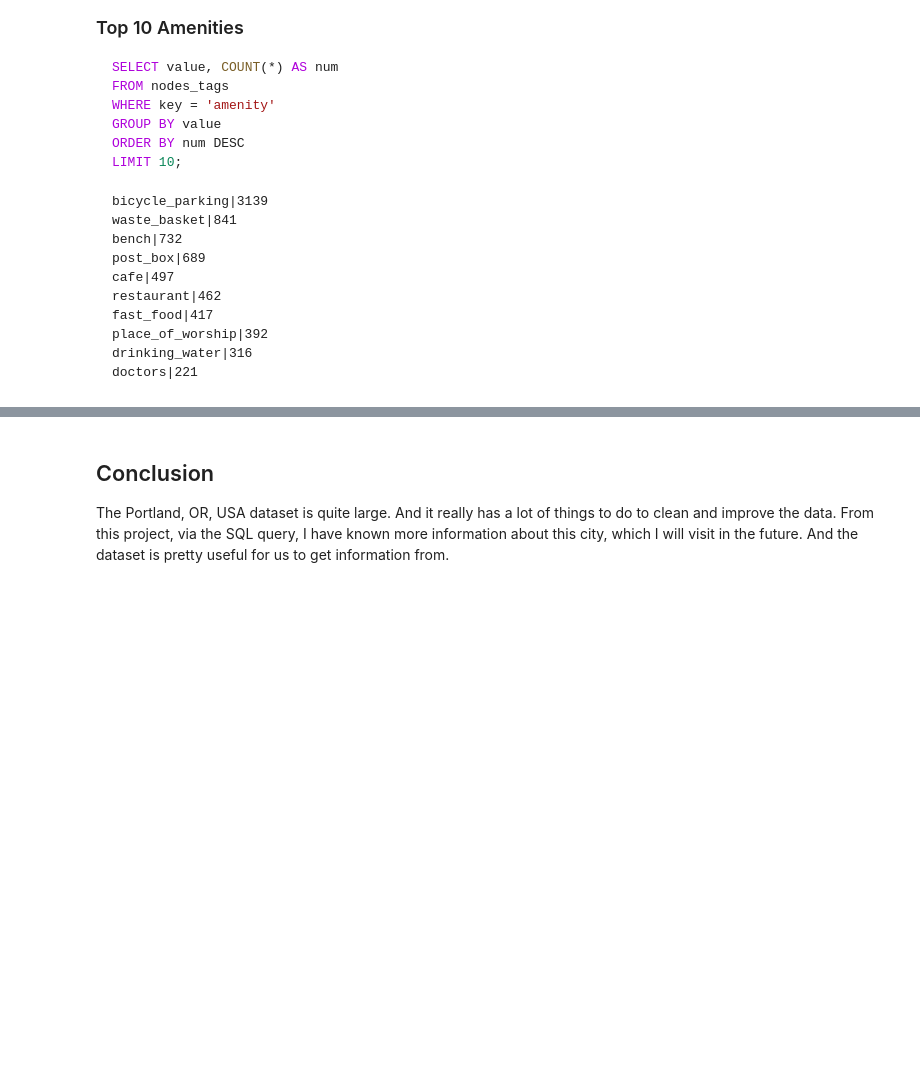
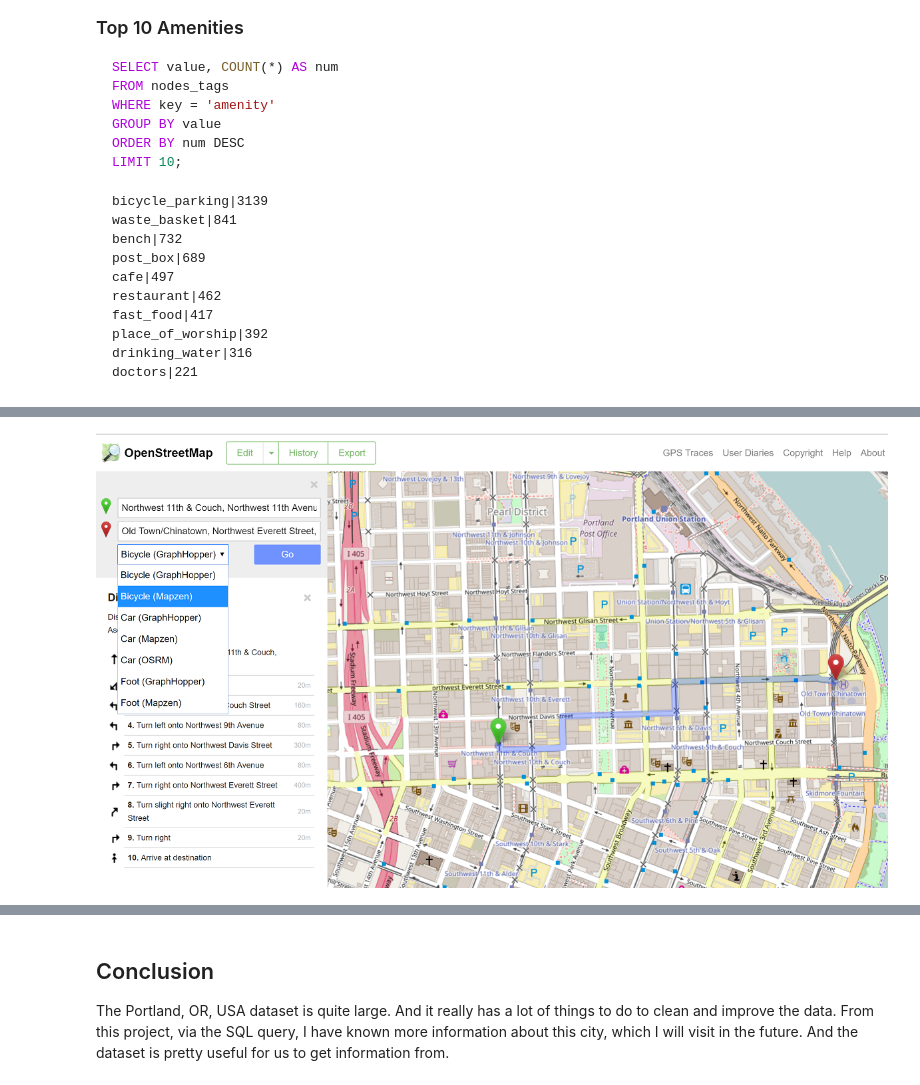
Before and after one commit to lynnxlmiao/Data-Analysis, a Jupyter notebook: Projects/OpenStreetMap Data Case Study/OpenStreetMap Case Study.ipynb, the cells around one changed output, grey strips where cells are left out. Cells and saved outputs as stored; diff of their text form; code cells hidden in the pictures; blank space fills up the shorter version.

Commit message:
Update report OpenStreetMap Case Study

```diff
--- a/Projects/OpenStreetMap Data Case Study/OpenStreetMap Case Study.ipynb
+++ b/Projects/OpenStreetMap Data Case Study/OpenStreetMap Case Study.ipynb
@@ -367,0 +371,5 @@ This kind of naming problem should also happen to other area as well. This may b
+# %%
+from IPython.display import Image
+Image(filename='C:\Files\Udacity\Data-Analysis\Projects\OpenStreetMap Data Case Study\map.png')
+# %% [output]
+[figure, added]
```
Also changed, not shown: parts of 3 cells of this notebook, 1 other file.
